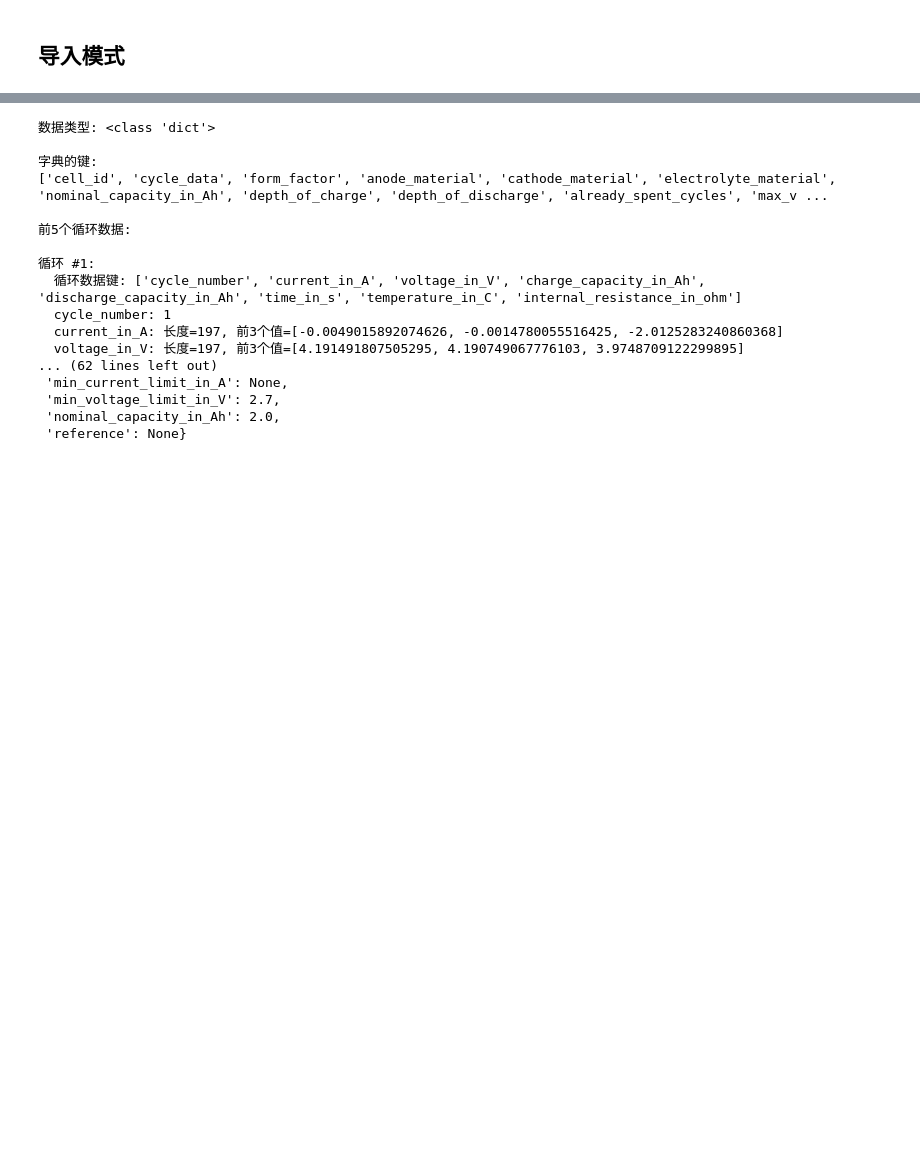
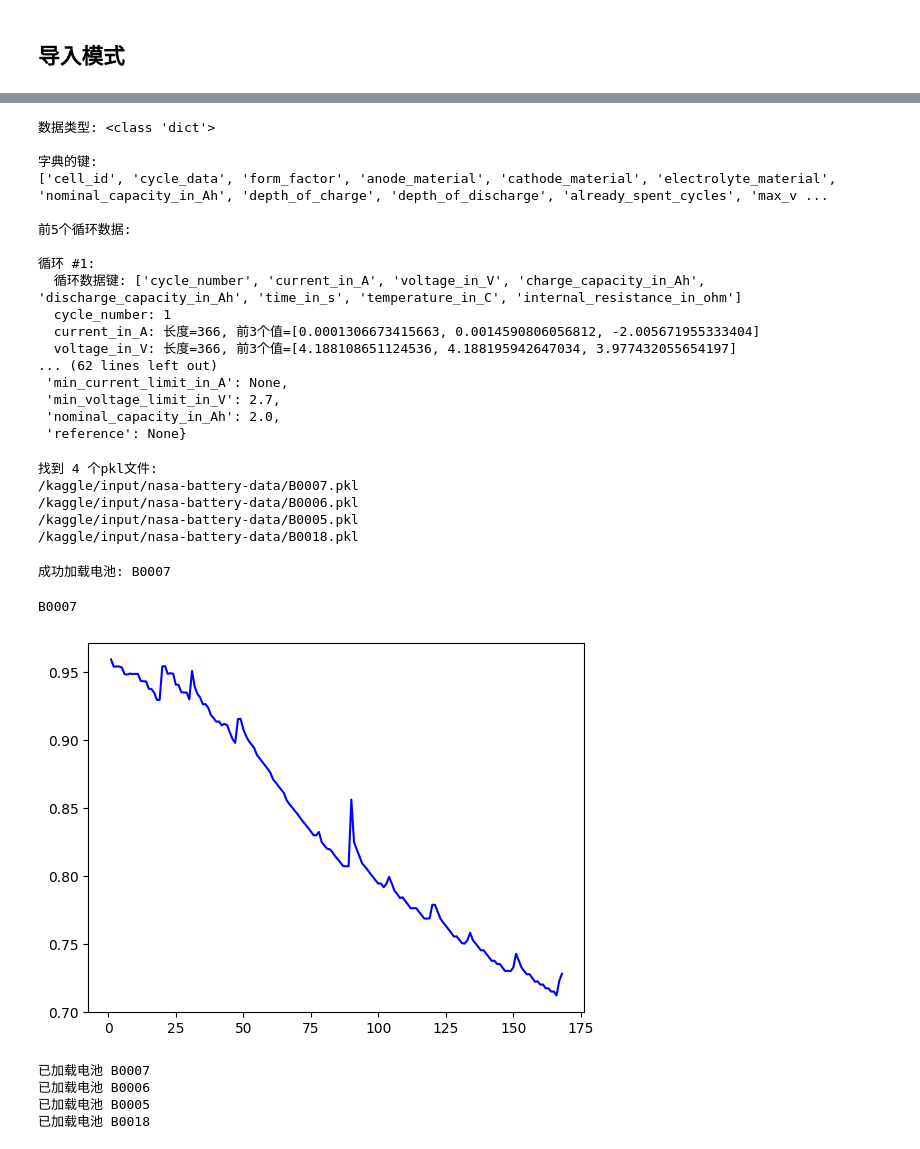
Before and after one commit to mengxc11/RUL-estimation-of-Lithium-Ion-Batteries, a Jupyter notebook: nasa-battery-preprocess.ipynb, the cells around one changed output, grey strips where cells are left out. Saved outputs shown, nothing was run; the diff lists cells and outputs as text; code cells hidden in the pictures; blank space fills up the shorter version.

Commit message:
Kaggle Notebook | NASA_battery_preprocess | 成功绘图SOH

```diff
--- a/nasa-battery-preprocess.ipynb
+++ b/nasa-battery-preprocess.ipynb
@@ -124,7 +157,7 @@ warnings.filterwarnings('ignore')
 import pprint
 
 # 指定文件路径
-file_path = '/kaggle/input/nasa-battery-data/B0005.pkl'
+file_path = '/kaggle/input/nasa-battery-data/B0018.pkl'
 
 # 加载pickle文件,把所有.pkl文件塞进battery_data里
 with open(file_path, 'rb') as f:
@@ -200,8 +233,8 @@ else:
 循环 #1:
   循环数据键: ['cycle_number', 'current_in_A', 'voltage_in_V', 'charge_capacity_in_Ah', 'discharge_capacity_in_Ah', 'time_in_s', 'temperature_in_C', 'internal_resistance_in_ohm']
   cycle_number: 1
-  current_in_A: 长度=197, 前3个值=[-0.0049015892074626, -0.0014780055516425, -2.0125283240860368]
-  voltage_in_V: 长度=197, 前3个值=[4.191491807505295, 4.190749067776103, 3.9748709122299895]
+  current_in_A: 长度=366, 前3个值=[0.0001306673415663, 0.0014590806056812, -2.005671955333404]
+  voltage_in_V: 长度=366, 前3个值=[4.188108651124536, 4.188195942647034, 3.977432055654197]
 ... (62 lines left out)
  'min_current_limit_in_A': None,
  'min_voltage_limit_in_V': 2.7,
@@ -209,0 +256,49 @@ else:
+# %%
+import glob
+# 使用通配符匹配所有.pkl文件
+pickle_files = glob.glob("/kaggle/input/nasa-battery-data/*.pkl")
+
+# 打印结果
+print(f"找到 {len(pickle_files)} 个pkl文件:")
+for file in pickle_files:
+    print(file)
+# %% [output]
+找到 4 个pkl文件:
+/kaggle/input/nasa-battery-data/B0007.pkl
+/kaggle/input/nasa-battery-data/B0006.pkl
+/kaggle/input/nasa-battery-data/B0005.pkl
+/kaggle/input/nasa-battery-data/B0018.pkl
+# %%
+# 加载第一个电池数据
+first_battery = BatteryData.load(pickle_files[0])
+print(f"成功加载电池: {first_battery.cell_id}")
+# %% [output]
+成功加载电池: B0007
+# %%
+#如何处理.pkl文件的BatteryData对象的【字典】格式？
+# 直接使用BatteryData.load方法（将字典转化为类）
+first_battery = BatteryData.load(pickle_files[0])
+
+# 现在first_battery是BatteryData对象，可以正常使用
+print(first_battery.cell_id)
+inner_plot_capacity_degradation(first_battery, normalize=True, color='blue',
+                                label=f'电池 {first_battery.cell_id}')
+# %% [output]
+B0007
+[figure, added]
+# %%
+# 加载所有pickle文件为BatteryData对象
+all_batteries = []
+for file_path in pickle_files:
+    try:
+        # 使用BatteryData.load方法直接加载为BatteryData对象
+        battery = BatteryData.load(file_path)
+        all_batteries.append(battery)
+        print(f"已加载电池 {battery.cell_id}")
+    except Exception as e:
+        print(f"加载 {os.path.basename(file_path)} 时出错: {e}")
+# %% [output]
+已加载电池 B0007
+已加载电池 B0006
+已加载电池 B0005
+已加载电池 B0018
```
Also changed, not shown: parts of 8 cells of this notebook.
